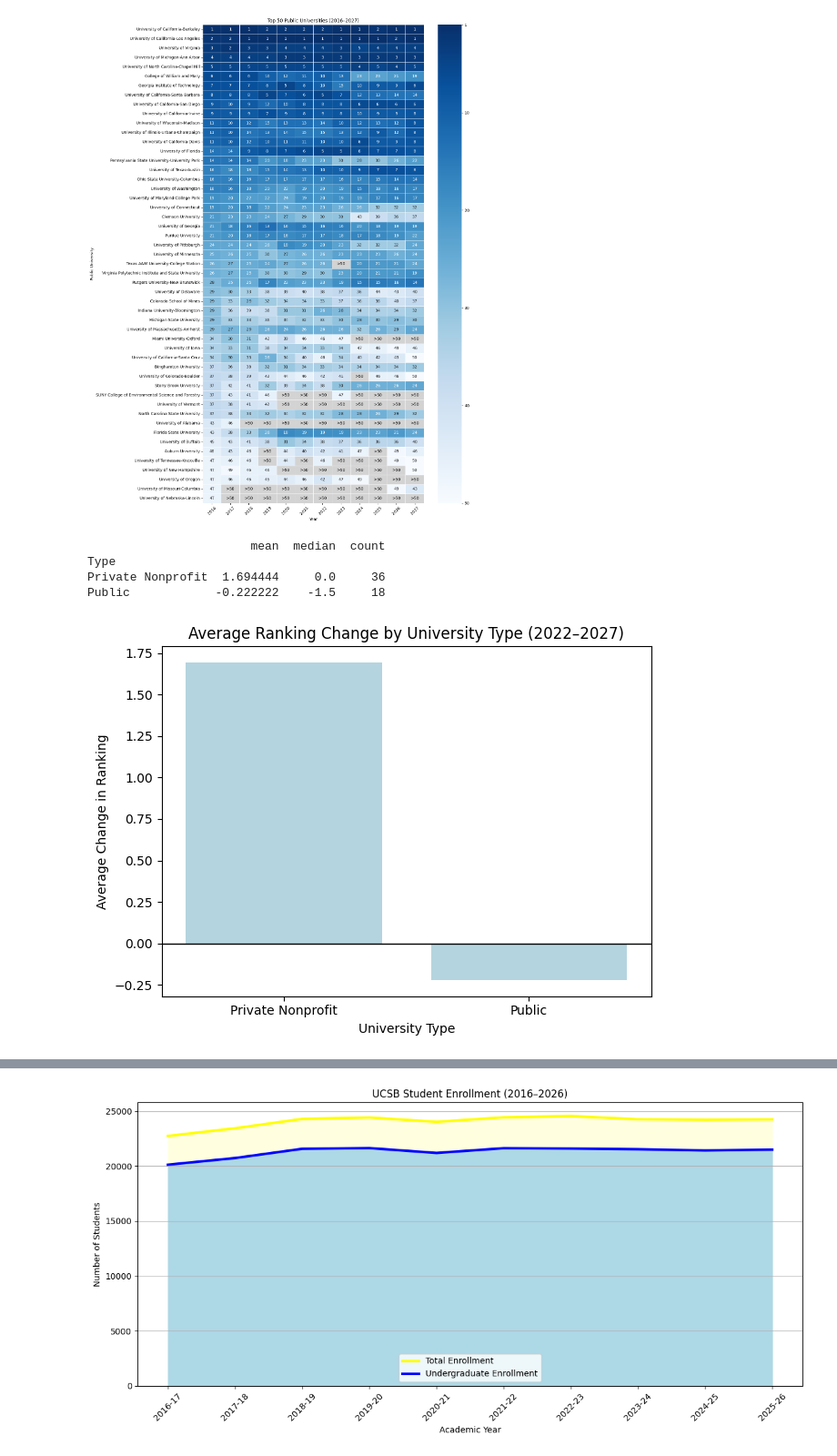
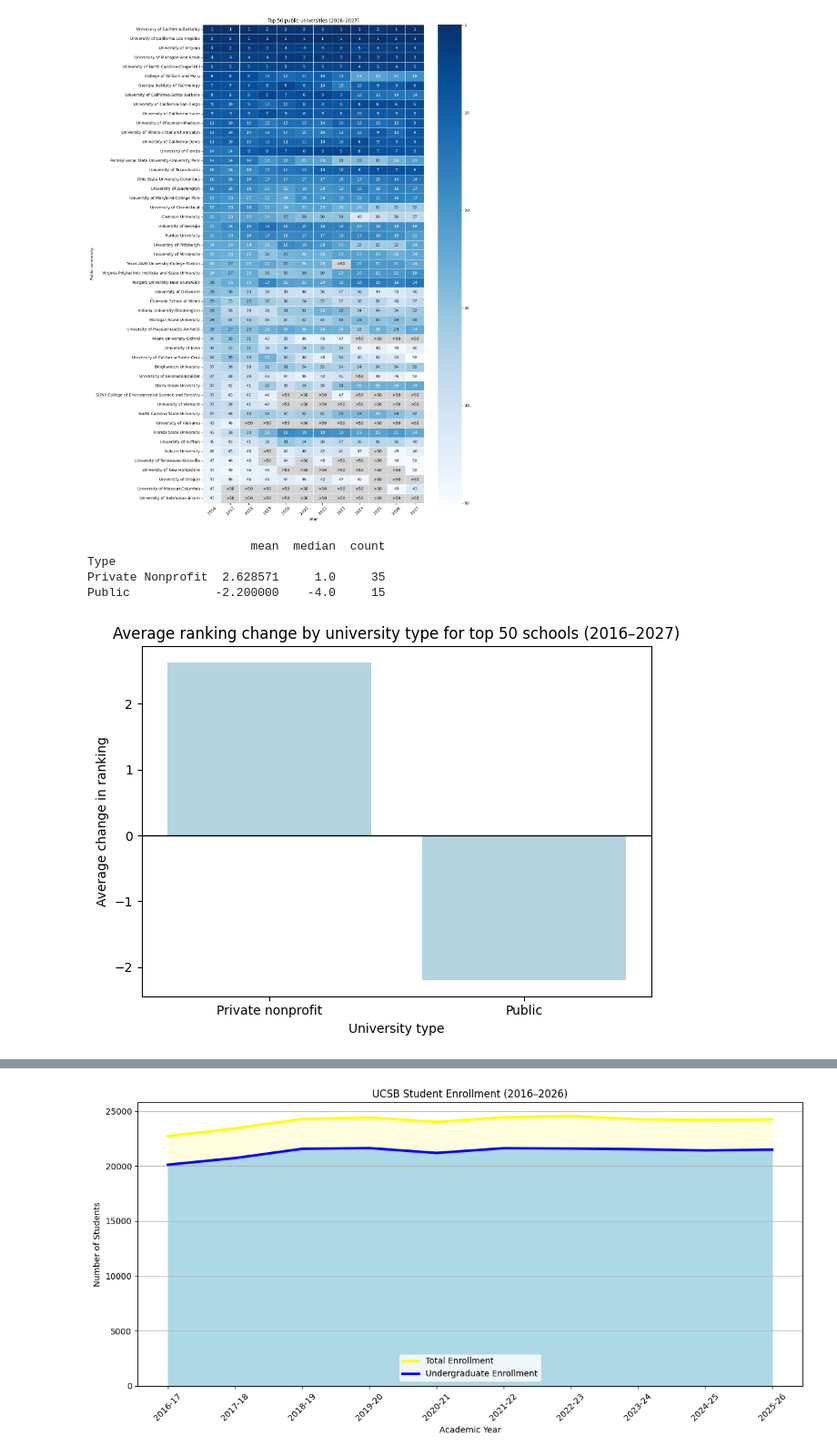
Before and after one commit to KarlaRH12/school_ranking_analysis, a Jupyter notebook: analysis_rankings.ipynb, the cells around one changed output, grey strips where cells are left out. Shown at 91% size. Drawn from its saved outputs; the diff is of its cells as text; code cells hidden in the pictures.

```diff
--- a/analysis_rankings.ipynb
+++ b/analysis_rankings.ipynb
@@ -262,35 +262,36 @@ plt.show()
 [figure]
 # %%
 #private and public in top 50 changes
-Top50 = UniversityRankings[UniversityRankings['2022'] <= 50].copy()
+Top50 = UniversityRankings[UniversityRankings['2016'] <= 50].copy()
 
-Top50['2022'] = pd.to_numeric(Top50['2022'], errors='coerce')
-Top50['2027'] = pd.to_numeric(Top50['2027'], errors='coerce')
-Top50['Ranking_Change'] = Top50['2027'] - Top50['2022']
+Top50['2016'] = pd.to_numeric(Top50['2016'], errors='coerce')
+
+Top50['Ranking_Change'] = Top50['2027'] - Top50['2016']
 
 comparison = Top50.groupby('Type')['Ranking_Change'].agg(
     ['mean', 'median', 'count']
 )
 
 print(comparison)
 
 avg_change = Top50.groupby('Type', as_index=False)['Ranking_Change'].mean()
 
 sns.barplot(
     data=avg_change,
     x='Type',
     y='Ranking_Change',
     color='lightblue'
 )
 plt.axhline(0, color='black', linewidth=1)
-plt.title('Average Ranking Change by University Type (2022–2027)')
-plt.xlabel('University Type')
-plt.ylabel('Average Change in Ranking')
+plt.title('Average ranking change by university type for top 50 schools (2016–2027)')
+plt.xlabel('University type')
+plt.ylabel('Average change in ranking')
+plt.xticks(ticks=[0, 1], labels=["Private nonprofit", "Public"])
 plt.tight_layout()
 plt.show()
 # %% [output]
                        mean  median  count
 Type
-Private Nonprofit  1.694444     0.0     36
-Public            -0.222222    -1.5     18
+Private Nonprofit  2.628571     1.0     35
+Public            -2.200000    -4.0     15
-[figure, old version]
+[figure, new version]
```
Also changed, not shown: parts of 6 cells of this notebook.
